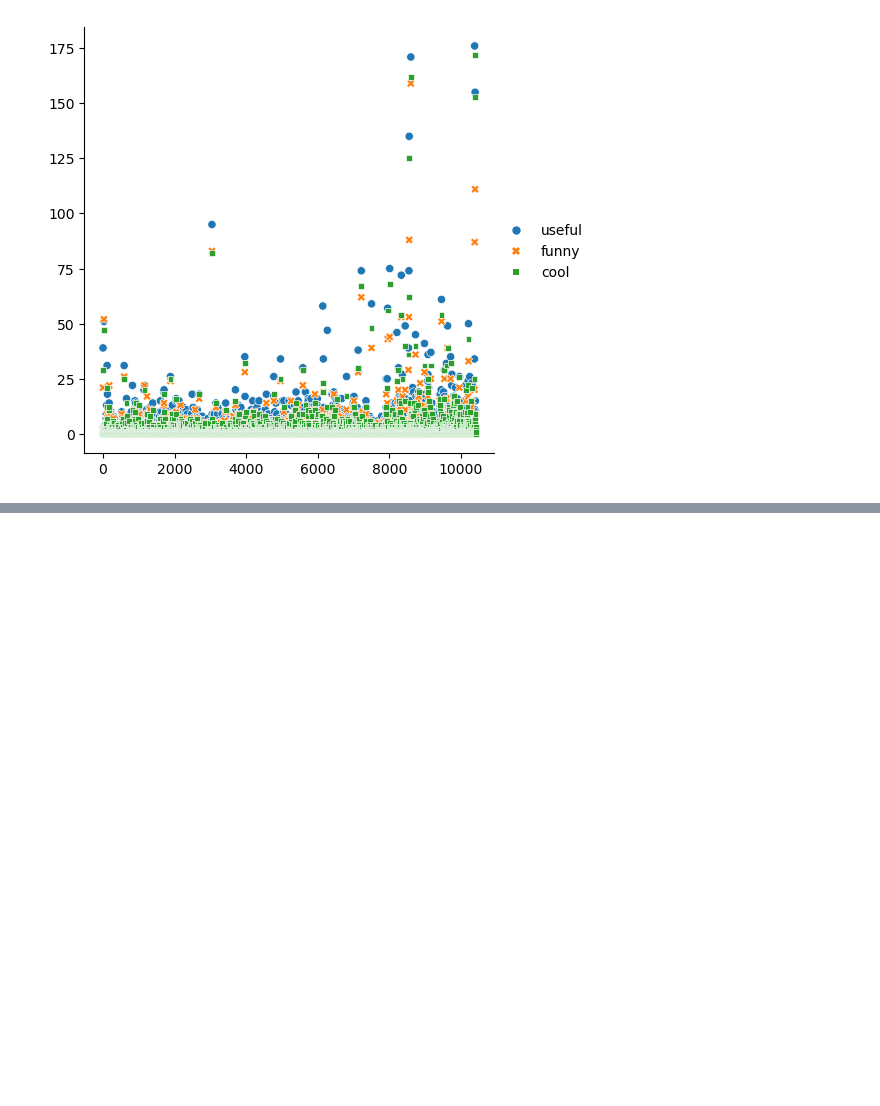
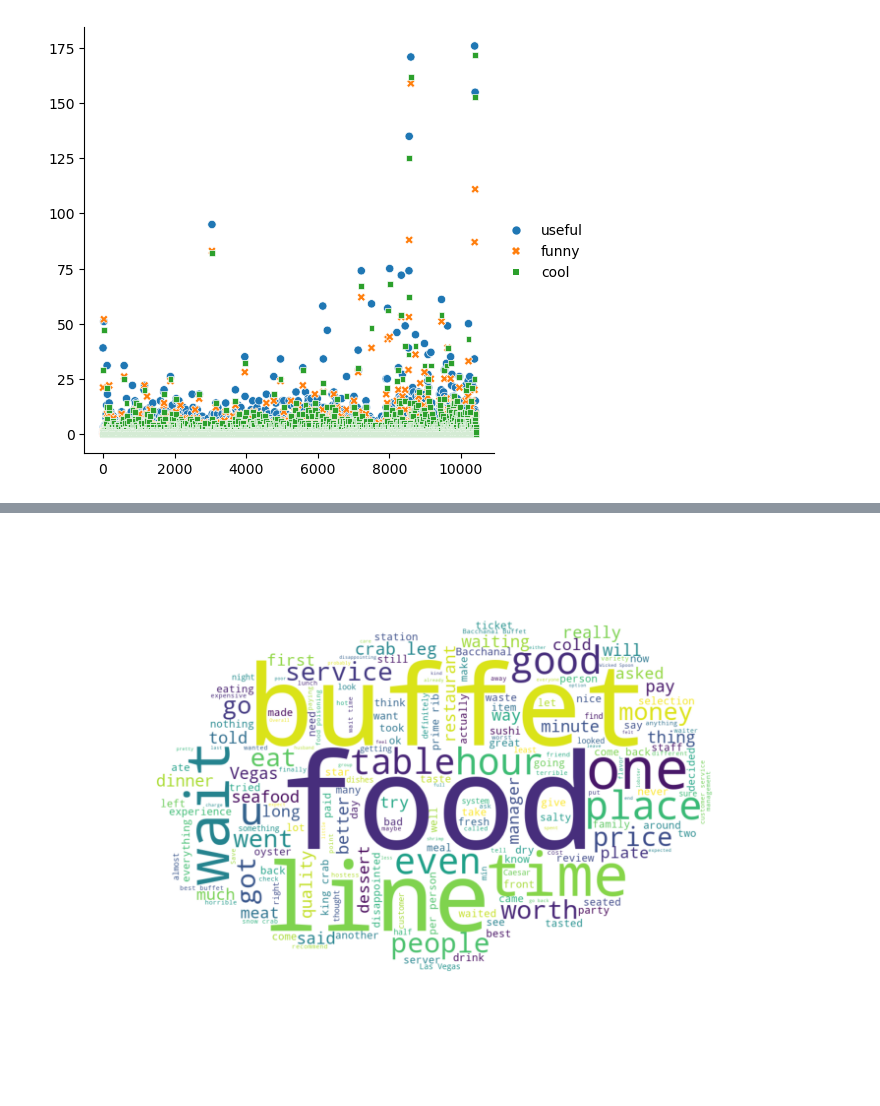
Before and after one commit to kutaycakir/ai-course, a Jupyter notebook: Projects/Restaurant/Restaurant.ipynb, the cells around one changed output, grey strips where cells are left out. Saved outputs shown, nothing was run; the diff lists cells and outputs as text; code cells hidden in the pictures; blank space fills up the shorter version.

```diff
--- a/Projects/Restaurant/Restaurant.ipynb
+++ b/Projects/Restaurant/Restaurant.ipynb
@@ -121,0 +152,4 @@ df.sentiment = df.sentiment.astype('category')
+# %%
+wc(one_star_comments, 'white')
+# %% [output]
+[figure, added]
```
Also changed, not shown: parts of 16 cells of this notebook.
